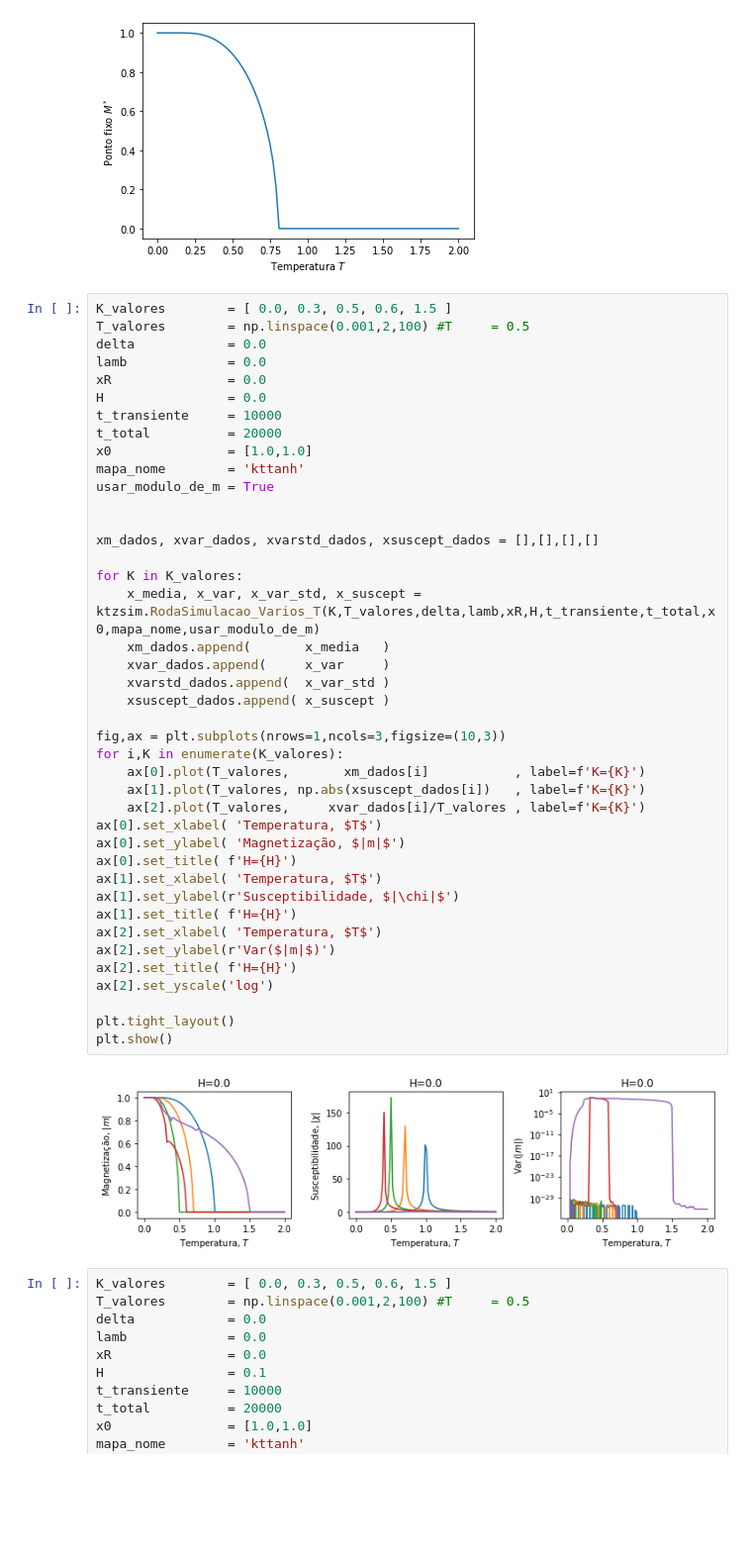
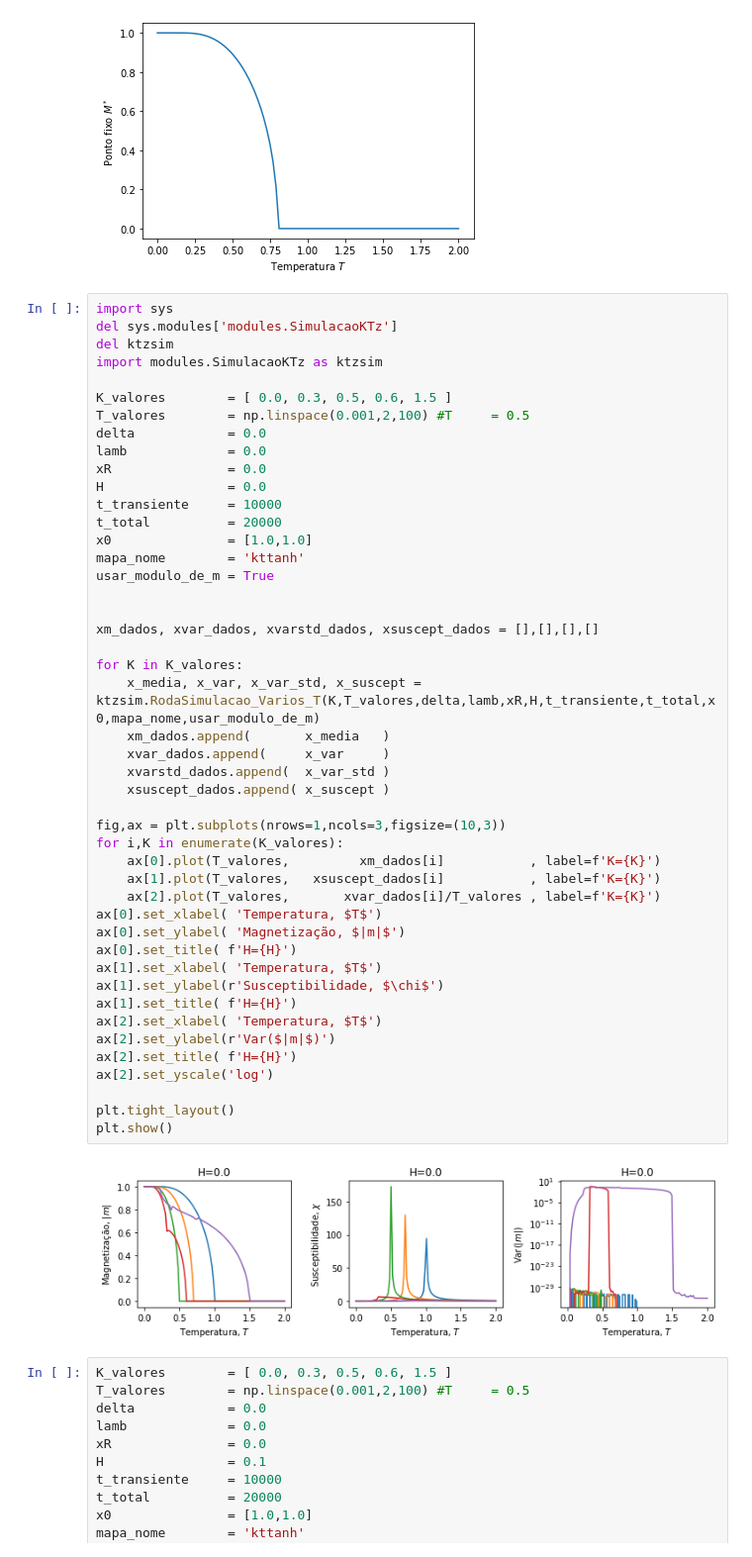
Before and after one commit to neuro-physics/annni-phase-trans-py, a Jupyter notebook: simula_ktz.ipynb, the cells around one changed output. Shown: that part at 99% size. Saved outputs shown, nothing was run; the diff lists cells and outputs as text; blank space fills up the shorter version.

```diff
--- a/simula_ktz.ipynb
+++ b/simula_ktz.ipynb
@@ -65,6 +65,11 @@ plt.show()
 # %% [output]
 [figure]
 # %%
+import sys
+del sys.modules['modules.SimulacaoKTz']
+del ktzsim
+import modules.SimulacaoKTz as ktzsim
+
 K_valores        = [ 0.0, 0.3, 0.5, 0.6, 1.5 ]
 T_valores        = np.linspace(0.001,2,100) #T     = 0.5
 delta            = 0.0
@@ -75,38 +80,38 @@ t_transiente     = 10000
 t_total          = 20000
 x0               = [1.0,1.0]
 mapa_nome        = 'kttanh'
 usar_modulo_de_m = True
 
 
 xm_dados, xvar_dados, xvarstd_dados, xsuscept_dados = [],[],[],[]
 
 for K in K_valores:
     x_media, x_var, x_var_std, x_suscept = ktzsim.RodaSimulacao_Varios_T(K,T_valores,delta,lamb,xR,H,t_transiente,t_total,x0,mapa_nome,usar_modulo_de_m)
     xm_dados.append(       x_media   )
     xvar_dados.append(     x_var     )
     xvarstd_dados.append(  x_var_std )
     xsuscept_dados.append( x_suscept )
 
 fig,ax = plt.subplots(nrows=1,ncols=3,figsize=(10,3))
 for i,K in enumerate(K_valores):
-    ax[0].plot(T_valores,       xm_dados[i]           , label=f'K={K}')
-    ax[1].plot(T_valores, np.abs(xsuscept_dados[i])   , label=f'K={K}')
-    ax[2].plot(T_valores,     xvar_dados[i]/T_valores , label=f'K={K}')
+    ax[0].plot(T_valores,         xm_dados[i]           , label=f'K={K}')
+    ax[1].plot(T_valores,   xsuscept_dados[i]           , label=f'K={K}')
+    ax[2].plot(T_valores,       xvar_dados[i]/T_valores , label=f'K={K}')
 ax[0].set_xlabel( 'Temperatura, $T$')
 ax[0].set_ylabel( 'Magnetização, $|m|$')
 ax[0].set_title( f'H={H}')
 ax[1].set_xlabel( 'Temperatura, $T$')
-ax[1].set_ylabel(r'Susceptibilidade, $|\chi|$')
+ax[1].set_ylabel(r'Susceptibilidade, $\chi$')
 ax[1].set_title( f'H={H}')
 ax[2].set_xlabel( 'Temperatura, $T$')
 ax[2].set_ylabel(r'Var($|m|$)')
 ax[2].set_title( f'H={H}')
 ax[2].set_yscale('log')
 
 plt.tight_layout()
 plt.show()
 # %% [output]
-[figure, old version]
+[figure, new version]
 # %%
 K_valores        = [ 0.0, 0.3, 0.5, 0.6, 1.5 ]
 T_valores        = np.linspace(0.001,2,100) #T     = 0.5
```
Also changed, not shown: 1 other file.
